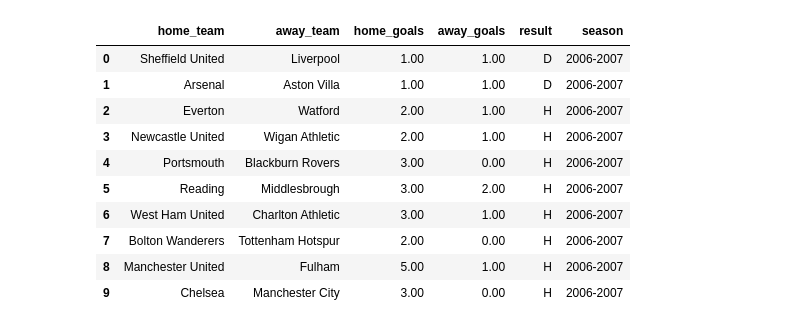
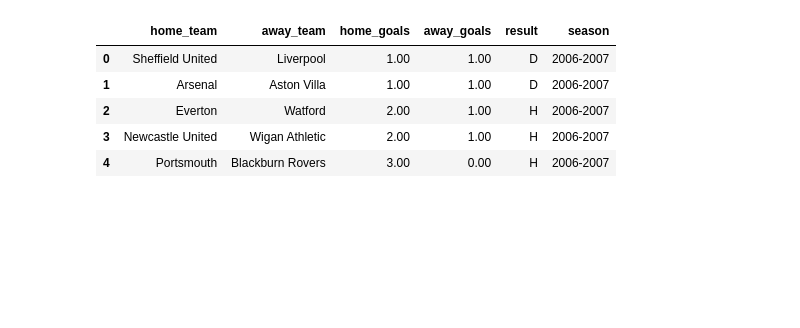
Before and after one commit to SashaSvet/Football-Stats, a Jupyter notebook: Football stats.ipynb, the cells around one changed output. Saved outputs shown, nothing was run; the diff lists cells and outputs as text; code cells hidden in the pictures; blank space fills up the shorter version.

```diff
--- a/Football stats.ipynb
+++ b/Football stats.ipynb
@@ -28,14 +30,9 @@ results = pd.read_csv('epl/results.csv')
-# %%
-results.head(10)
-# %% [output]
-|  | home_team | away_team | home_goals | away_goals | result | season |
-| 0 | Sheffield United | Liverpool | 1.00 | 1.00 | D | 2006-2007 |
-| 1 | Arsenal | Aston Villa | 1.00 | 1.00 | D | 2006-2007 |
-| 2 | Everton | Watford | 2.00 | 1.00 | H | 2006-2007 |
-| 3 | Newcastle United | Wigan Athletic | 2.00 | 1.00 | H | 2006-2007 |
-| 4 | Portsmouth | Blackburn Rovers | 3.00 | 0.00 | H | 2006-2007 |
-| 5 | Reading | Middlesbrough | 3.00 | 2.00 | H | 2006-2007 |
-| 6 | West Ham United | Charlton Athletic | 3.00 | 1.00 | H | 2006-2007 |
-| 7 | Bolton Wanderers | Tottenham Hotspur | 2.00 | 0.00 | H | 2006-2007 |
-| 8 | Manchester United | Fulham | 5.00 | 1.00 | H | 2006-2007 |
-| 9 | Chelsea | Manchester City | 3.00 | 0.00 | H | 2006-2007 |
+# %%
+df.head()
+# %% [output]
+|  | home_team | away_team | home_goals | away_goals | result | season |
+| 0 | Sheffield United | Liverpool | 1.00 | 1.00 | D | 2006-2007 |
+| 1 | Arsenal | Aston Villa | 1.00 | 1.00 | D | 2006-2007 |
+| 2 | Everton | Watford | 2.00 | 1.00 | H | 2006-2007 |
+| 3 | Newcastle United | Wigan Athletic | 2.00 | 1.00 | H | 2006-2007 |
+| 4 | Portsmouth | Blackburn Rovers | 3.00 | 0.00 | H | 2006-2007 |
```
Also changed, not shown: parts of 7 cells of this notebook.
